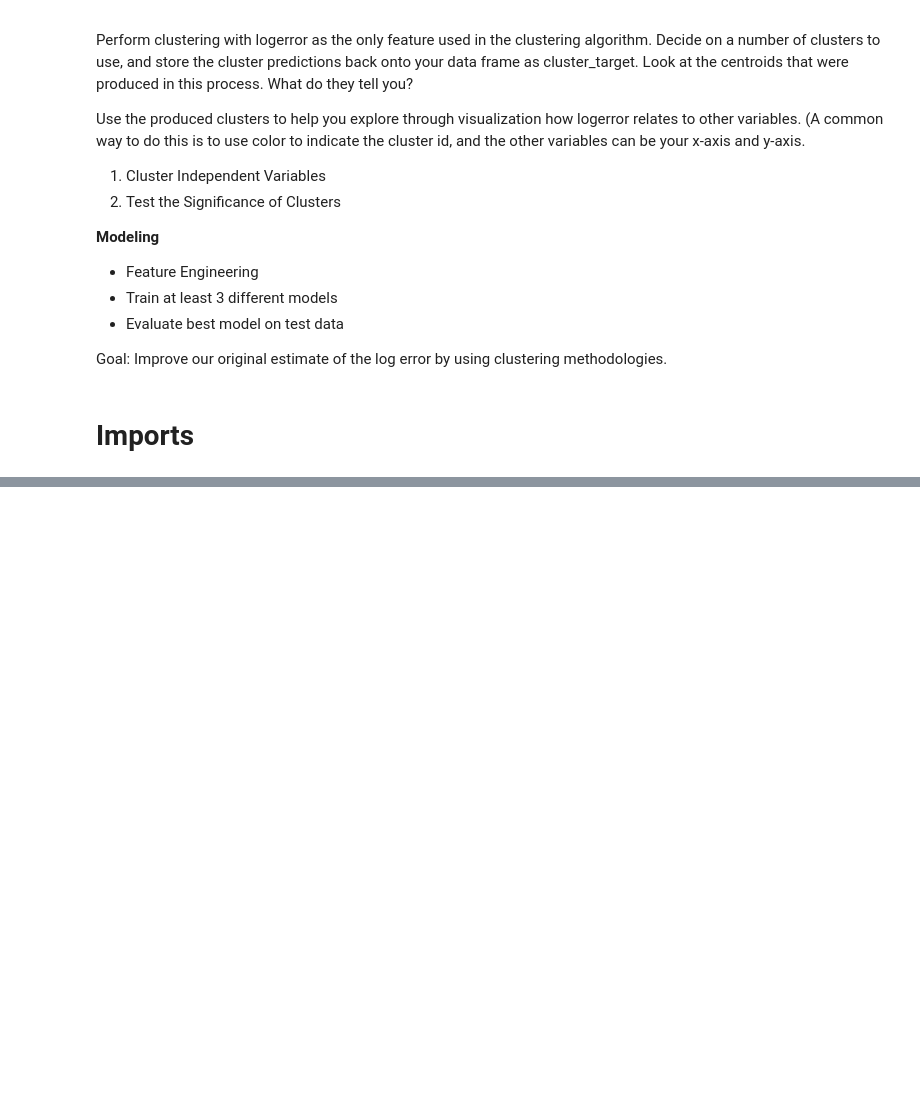
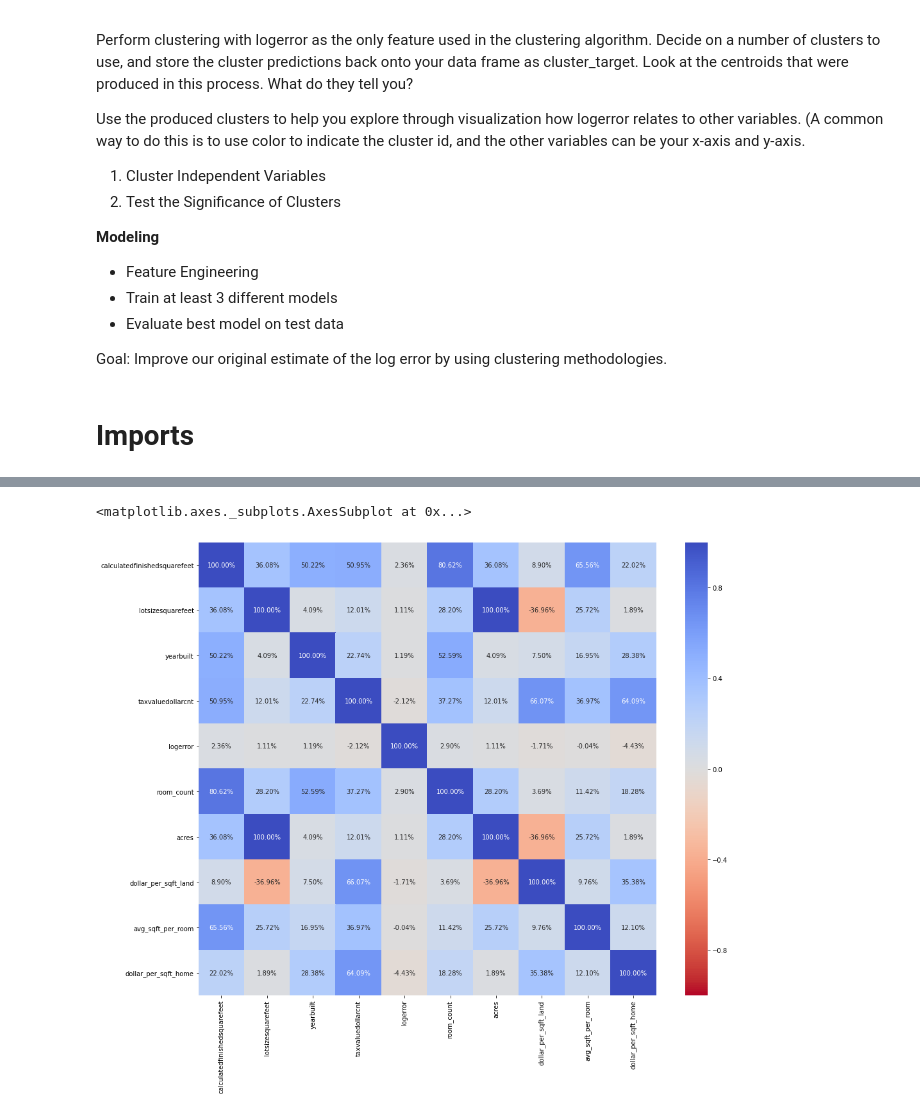
Before and after one commit to zillow-willow/zillow_clustering, a Jupyter notebook: zillow_logerror_report.ipynb, the cells around one changed output, grey strips where cells are left out. Drawn from its saved outputs; the diff is of its cells as text; code cells hidden in the pictures; blank space fills up the shorter version.

```diff
--- a/zillow_logerror_report.ipynb
+++ b/zillow_logerror_report.ipynb
@@ -46,0 +180,6 @@ Goal: Improve our original estimate of the log error by using clustering methodo
+# %%
+plt.figure(figsize=(16,13))
+sns.heatmap(df.corr(), annot=True, cmap="coolwarm_r", fmt=".2%", vmin=-1, vmax=1)
+# %% [output]
+<matplotlib.axes._subplots.AxesSubplot at 0x...>
+[figure, added]
```
Also changed, not shown: parts of 51 cells of this notebook.
